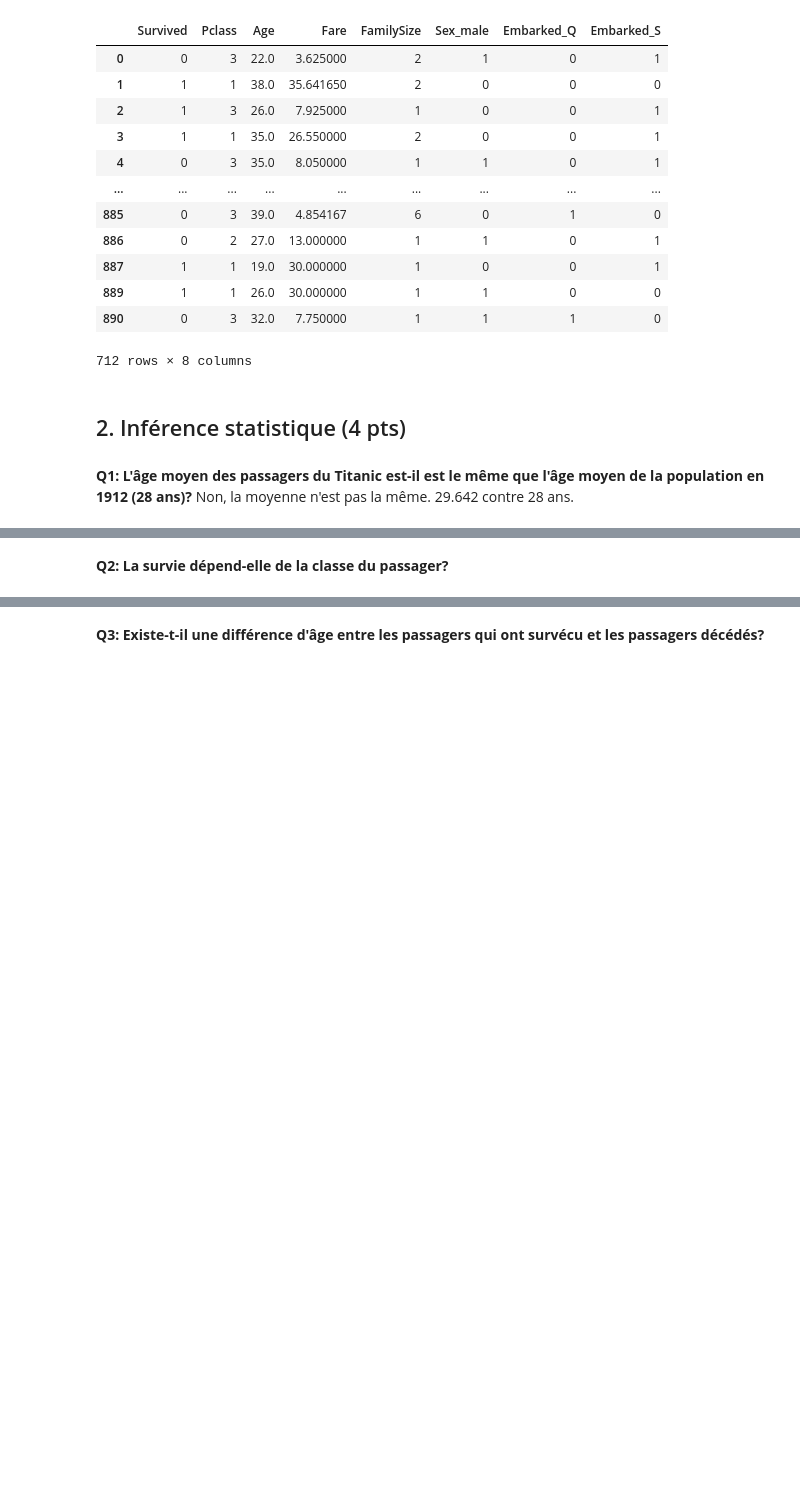
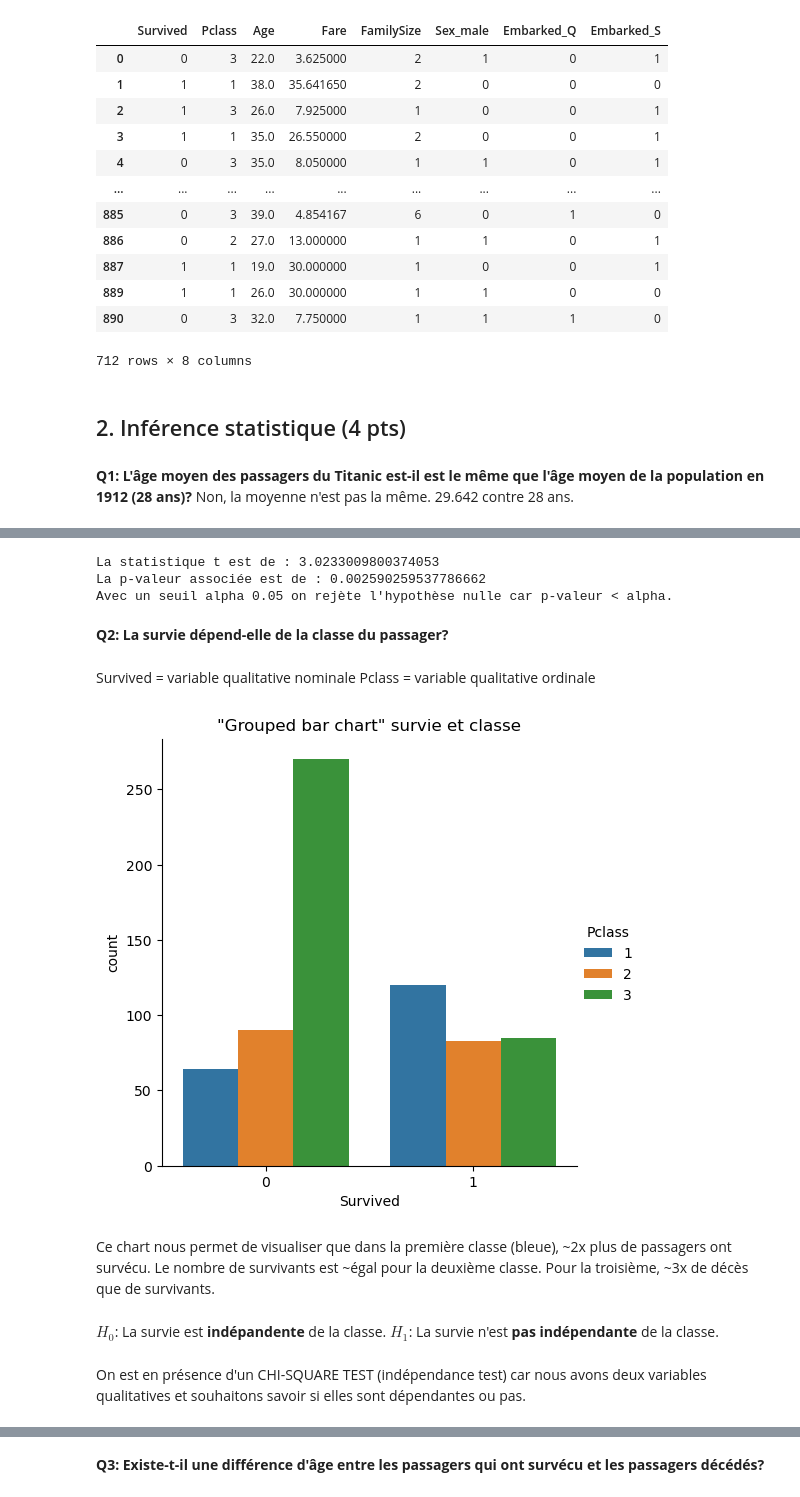
Before and after one commit to VictorFeller/Analyse-de-donn-es-Titanic, a Jupyter notebook: Projet.ipynb, the cells around one changed output, grey strips where cells are left out. Saved outputs shown, nothing was run; the diff lists cells and outputs as text; code cells hidden in the pictures; blank space fills up the shorter version.

Commit message:
Inference stat Q2 et Q3

```diff
--- a/Projet.ipynb
+++ b/Projet.ipynb
@@ -165,2 +147,46 @@ Avec un seuil alpha 0.05 on rejète l'hypothèse nulle car p-valeur < alpha.
+# %%
+alpha = 0.05 #Seuil de 5% comme utilisé en classe
+ages = data_clean['Age'] #Tableau de tous les âges à partir de notre data frame clean
+
+#stats.ttest_1samp permet de calculer le t-test en une seule ligne
+t, p_valeur = stats.ttest_1samp(ages, popmean=28) #param de notre fonction, âge moyen calculé au-dessus et l'âge moyen 1912
+
+print("La statistique t est de : " + str(t))
+print("La p-valeur associée est de : " + str(p_valeur))
+
+# Si p-valeur < alpha, on rejète l'hypothèse nulle
+if p_valeur < alpha:
+    print("Avec un seuil alpha", str(alpha), "on rejète l'hypothèse nulle car p-valeur < alpha.")
+
+# Si p-valeur > alpha, on ne rejète pas l'hypothèse nulle
+else:
+    print("Avec un seuil alpha", str(alpha), "on ne rejète pas l'hypothèse nulle car p-valeur > alpha.")
+# %% [output]
+La statistique t est de : 3.0233009800374053
+La p-valeur associée est de : 0.002590259537786662
+Avec un seuil alpha 0.05 on rejète l'hypothèse nulle car p-valeur < alpha.
 # %% [markdown]
 **Q2: La survie dépend-elle de la classe du passager?**
+# %% [markdown]
+Survived = variable qualitative nominale
+Pclass = variable qualitative ordinale
+# %%
+# Comment varie le nombre de survivants en fonction de la classe ?
+sns.catplot(
+    data=data_clean,
+    x="Survived",
+    hue="Pclass",
+    kind="count" # pour obtenir le count
+)
+plt.title("\"Grouped bar chart\" survie et classe")
+plt.show()
+# %% [output]
+[figure, added]
+# %% [markdown]
+Ce chart nous permet de visualiser que dans la première classe (bleue), ~2x plus de passagers ont survécu.
+Le nombre de survivants est ~égal pour la deuxième classe.
+Pour la troisième, ~3x de décès que de survivants.
+# %% [markdown]
+$H_0$: La survie est **indépandente** de la classe. $H_1$: La survie n'est **pas indépendante** de la classe.
+# %% [markdown]
+On est en présence d'un CHI-SQUARE TEST (indépendance test) car nous avons deux variables qualitatives et souhaitons savoir si elles sont dépendantes ou pas.
```
Also changed, not shown: parts of 24 cells of this notebook.
